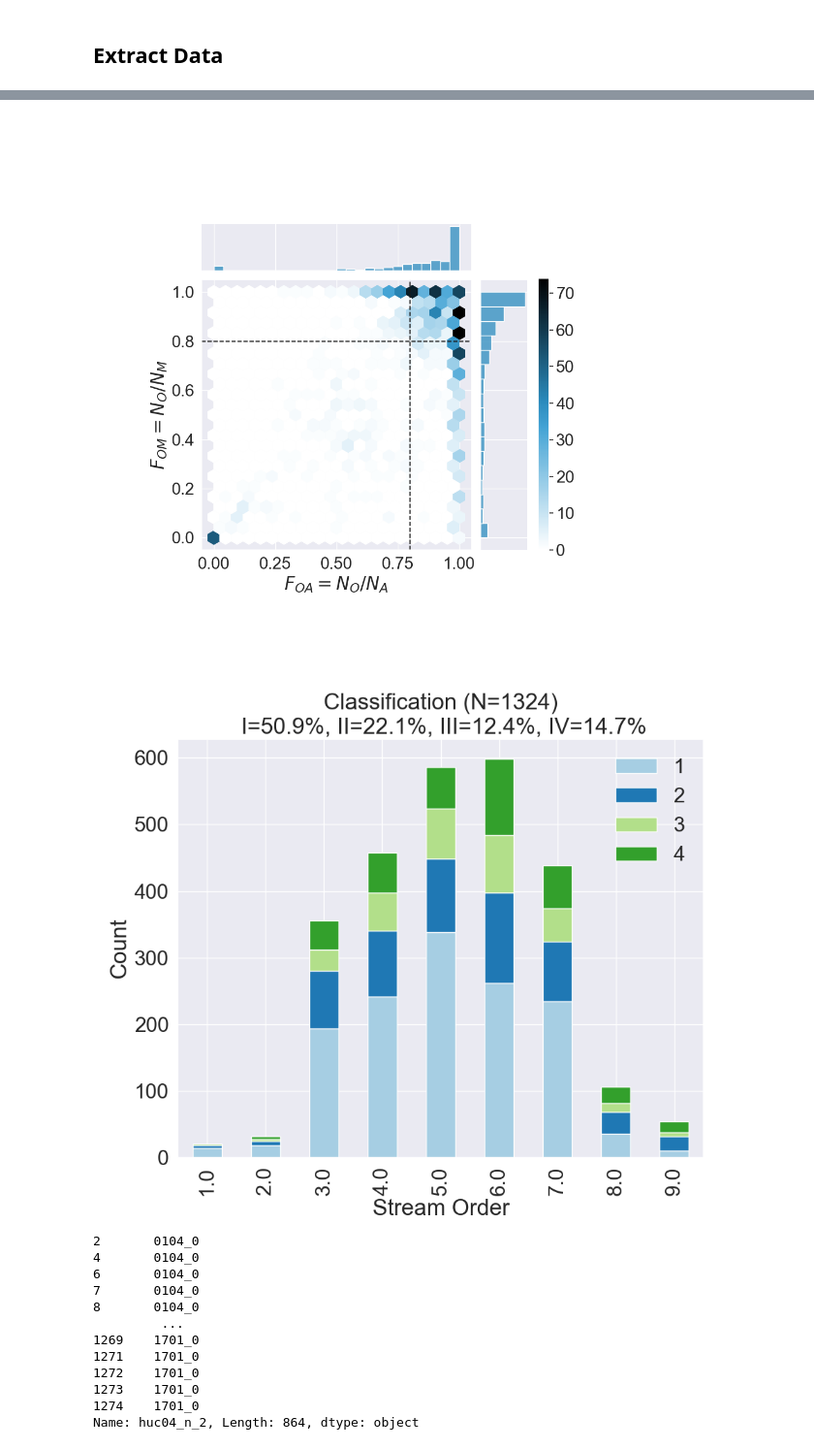
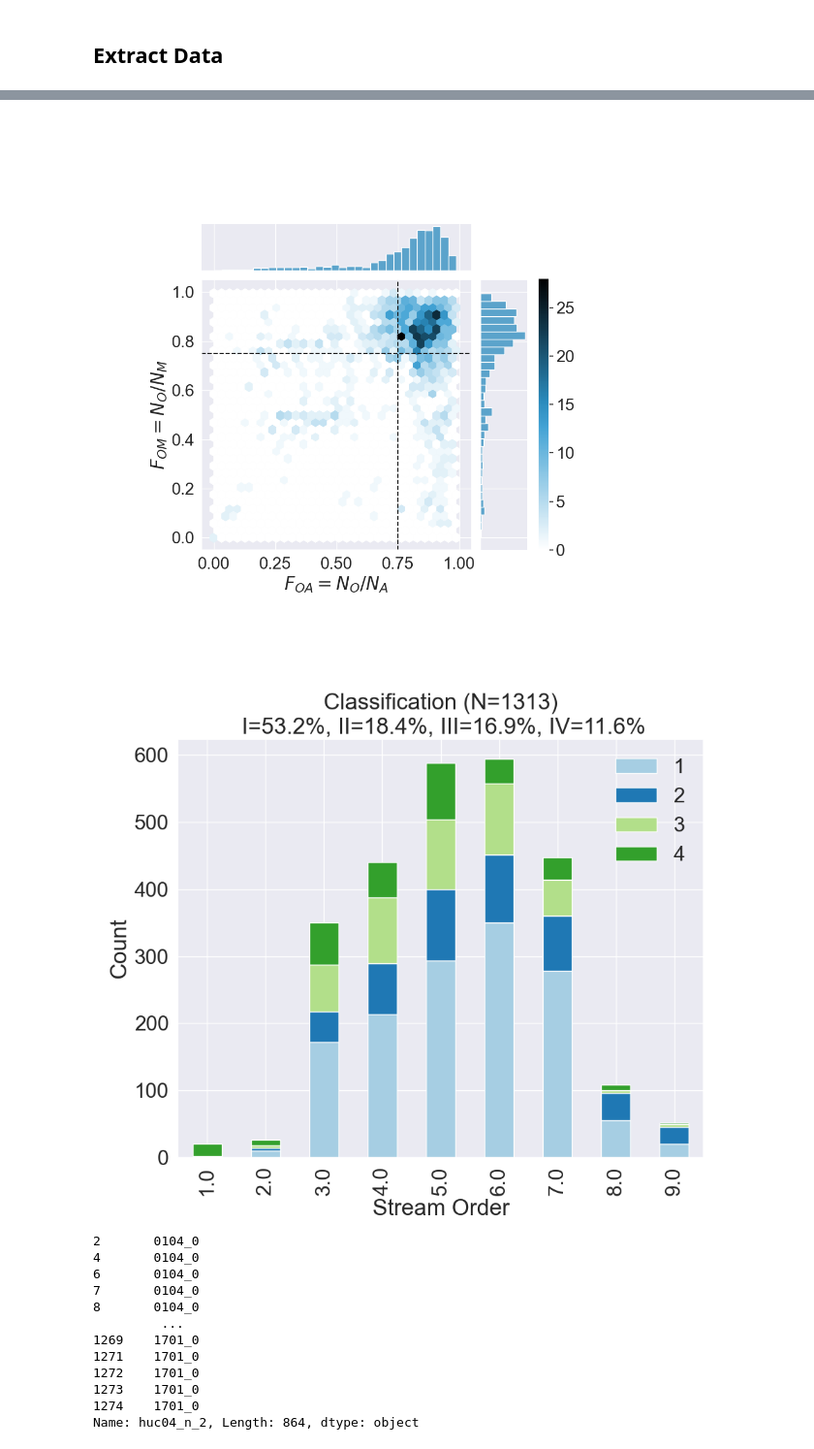
Before and after one commit to gomezvelezlab/WigglyRivers, a Jupyter notebook: examples/workflows/NHDPlus_HR/manual_automated_comparison/Compare_Manual_Auto.ipynb, the cells around one changed output, grey strips where cells are left out. Shown at 97% size. Saved outputs shown, nothing was run; the diff lists cells and outputs as text; code cells hidden in the pictures.

```diff
--- a/examples/workflows/NHDPlus_HR/manual_automated_comparison/Compare_Manual_Auto.ipynb
+++ b/examples/workflows/NHDPlus_HR/manual_automated_comparison/Compare_Manual_Auto.ipynb
@@ -69,6 +57,7 @@ projection = 'esri:102003'
 # Open databases
 bounds_array_str = 'extended'
 data_link = {}
+threshold = 0.75
 for i_m, project in enumerate(projects):
     print(project)
     try:
@@ -88,7 +77,7 @@ for i_m, project in enumerate(projects):
 
     # Compare manual to automatic meanders
     database = CM.extract_closet_meanders(
-        manual_df, auto_df, link_x='x', link_y='y')
+        manual_df, auto_df, link_x='x', link_y='y', threshold=threshold)
 
     # Save database
     FM.save_data(database, path_output=f'{project_to_load}/',
@@ -136,8 +125,8 @@ hexplot = sns.jointplot(data=data_link, x='f_oa', y='f_om', kind='hex',
               color='#2b8cbe',
               xlim=(-0.05, 1.05),
               ylim=(-0.05, 1.05), height=10)
-plt.axhline(y=0.8, color='k', linestyle='--')
-plt.axvline(x=0.8, color='k', linestyle='--')
+plt.axhline(y=threshold, color='k', linestyle='--')
+plt.axvline(x=threshold, color='k', linestyle='--')
 plt.xlabel(r'$F_{OA}=N_O/N_A$')
 plt.ylabel(r'$F_{OM}=N_O/N_M$')
 plt.subplots_adjust(left=0.2, right=0.8, top=0.8, bottom=0.2)
@@ -153,35 +142,35 @@ plt.show()
 # Plot summary of the classification
 data_plot = data_link.loc[:, ['so_1', 'Zone']]
 dp_2 = data_plot.groupby(['Zone']).count()
 dp = data_plot.pivot_table(values='Zone',
                            index=['so_1'], columns=['Zone'],
                            aggfunc=np.size)
 colors = [
     '#a6cee3',
     '#1f78b4',
     '#b2df8a',
     '#33a02c',
 ]
 total = len(data_plot)
 title = (f'Classification (N={total})\n '
          f'I={dp_2.loc[1, "so_1"]/total*100:.1f}%, '
          f'II={dp_2.loc[2, "so_1"]/total*100:.1f}%, '
          f'III={dp_2.loc[3, "so_1"]/total*100:.1f}%, '
          f'IV={dp_2.loc[4, "so_1"]/total*100:.1f}%')
 dp.plot(kind='bar', stacked=True, figsize=(10, 8), color=colors,
         title=title)
 plt.legend(title=None, frameon=False)
 plt.xlabel('Stream Order')
 plt.ylabel('Count')
 plt.show()
 # plt.savefig('./results/wavelet_analysis/comparison_meanders/'
 #             'classification.png', dpi=300)
 # plt.savefig('./results/wavelet_analysis/comparison_meanders/'
 #             'classification.pdf', dpi=300)
 # plt.close('all')
 # %% [output]
-[figure, old version]
+[figure, new version]
-[figure, old version]
+[figure, new version]
 # %%
 subset_df['huc04_n_2']
 # %% [output]
```
Also changed, not shown: parts of 4 cells of this notebook, 9 other files.
